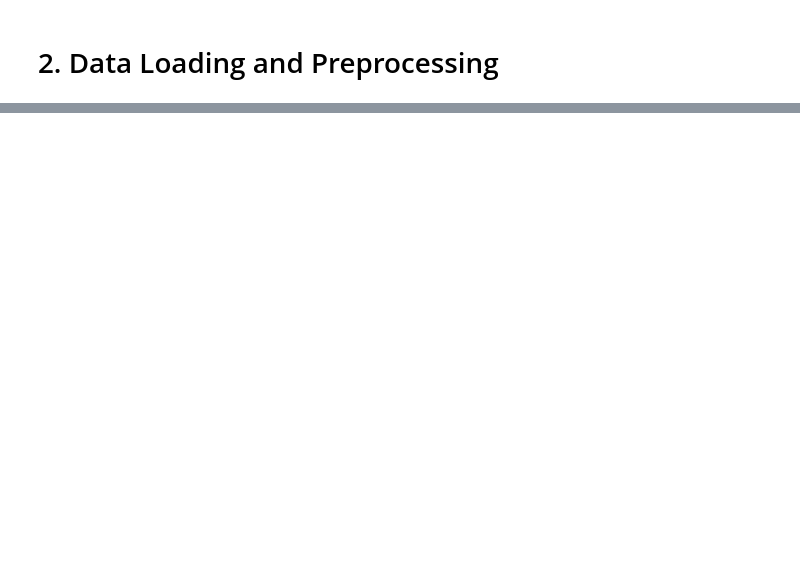
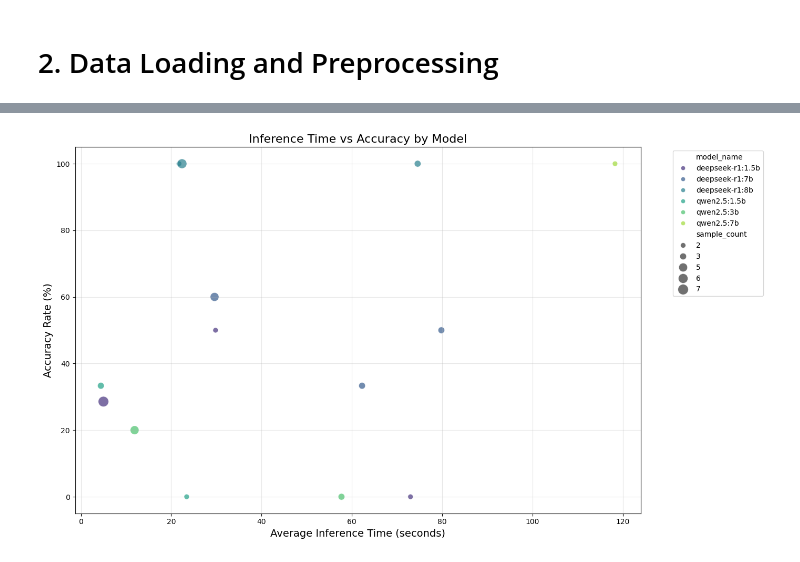
Before and after one commit to AreedAdmin/OSS-LLM-Benchmark-Tool, a Jupyter notebook: statistics.ipynb, the cells around one changed output, grey strips where cells are left out. Saved outputs shown, nothing was run; the diff lists cells and outputs as text; code cells hidden in the pictures; blank space fills up the shorter version.

```diff
--- a/statistics.ipynb
+++ b/statistics.ipynb
@@ -332,0 +344,15 @@ Model deepseek-r1:8b: Average Intra-model Cosine Similarity: 0.8875
+# %%
+# 7.2 Inference Time vs Accuracy Scatter Plot
+plt.figure(figsize=(14, 8))
+sns.scatterplot(data=summary_df, x="avg_inference_time", y="accuracy_rate",
+                hue="model_name", size="sample_count", sizes=(50, 200),
+                alpha=0.7, palette="viridis")
+plt.title("Inference Time vs Accuracy by Model", fontsize=16)
+plt.xlabel("Average Inference Time (seconds)", fontsize=14)
+plt.ylabel("Accuracy Rate (%)", fontsize=14)
+plt.grid(True, alpha=0.3)
+plt.legend(bbox_to_anchor=(1.05, 1), loc='upper left')
+plt.tight_layout()
+plt.show()
+# %% [output]
+[figure, added]
```
Also changed, not shown: parts of 29 cells of this notebook, 7 other files.
